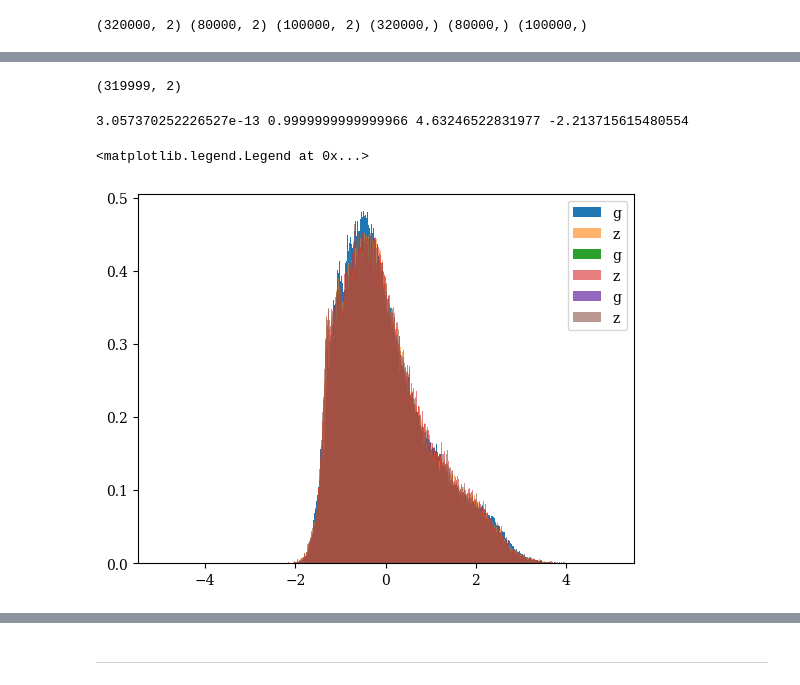
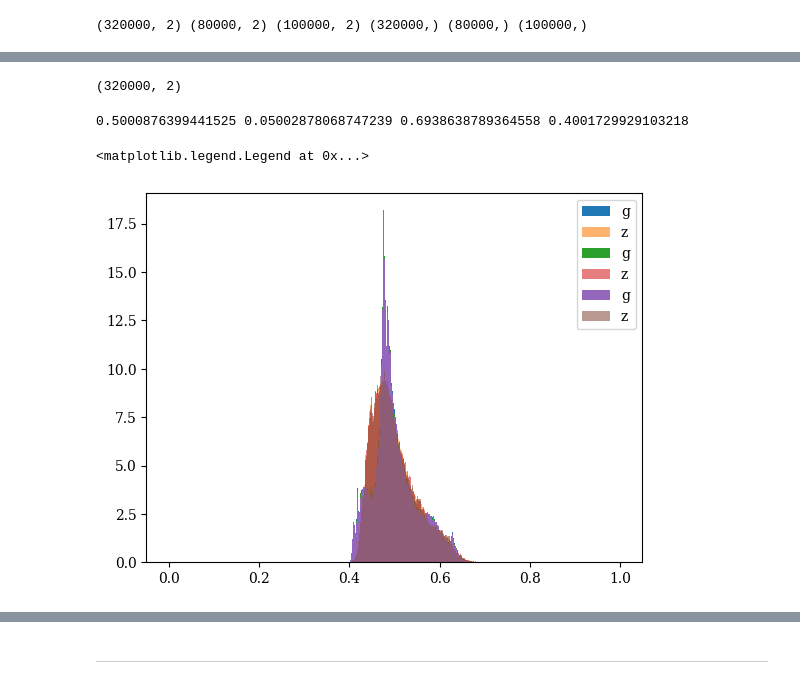
Before and after one commit to cjpdrury/evidence_networks, a Jupyter notebook: evidence_network_flux.ipynb, the cells around one changed output, grey strips where cells are left out. Drawn from its saved outputs; the diff is of its cells as text; code cells hidden in the pictures.

```diff
--- a/evidence_network_flux.ipynb
+++ b/evidence_network_flux.ipynb
@@ -91,25 +91,25 @@ f_TNG = h5py.File(path+'/TNG_master.hdf5', 'r')
 f_SIM = h5py.File(path+'/simba_master.hdf5', 'r')
 
 
-sloan_z_TNG, sloan_z_SIM, sloan_g_TNG, sloan_g_SIM = [],[],[],[]
+sloan_TNG, sloan_SIM, galex_TNG,galex_SIM = [],[],[],[]
 
 # loop through each folder. Extract all galaxies from chosen filter.
 for i in range(len(f_TNG.keys())):
-  data = np.array(f_TNG[str(i)]['intrinsic']['SLOAN']['SDSS.z'])
-  sloan_z_TNG.append(data)
   data = np.array(f_TNG[str(i)]['intrinsic']['SLOAN']['SDSS.g'])
-  sloan_g_TNG.append(data)
+  sloan_TNG.append(data)
+  data = np.array(f_TNG[str(i)]['intrinsic']['GALEX']['GALEX.FUV'])
+  galex_TNG.append(data)
 
 
 for i in range(len(f_SIM.keys())):
-  data = np.array(f_SIM[str(i)]['intrinsic']['SLOAN']['SDSS.z'])
-  sloan_z_SIM.append(data)
   data = np.array(f_SIM[str(i)]['intrinsic']['SLOAN']['SDSS.g'])
-  sloan_g_SIM.append(data)
+  sloan_SIM.append(data)
+  data = np.array(f_SIM[str(i)]['intrinsic']['GALEX']['GALEX.FUV'])
+  galex_SIM.append(data)
 
 
-flux_TNG = np.stack((np.concatenate(sloan_z_TNG).ravel(), np.concatenate(sloan_g_TNG).ravel()), axis=1)
-flux_SIM = np.stack((np.concatenate(sloan_z_SIM).ravel(), np.concatenate(sloan_g_SIM).ravel()), axis=1)
+flux_TNG = np.stack((np.concatenate(sloan_TNG).ravel(), np.concatenate(galex_TNG).ravel()), axis=1)
+flux_SIM = np.stack((np.concatenate(sloan_SIM).ravel(), np.concatenate(galex_SIM).ravel()), axis=1)
 
 np.save(path+'/flux_TNG.npy',flux_TNG)
 np.save(path+'/flux_SIMBA.npy',flux_SIM)
@@ -206,7 +207,7 @@ plt.hist(np.log(x_train[:,1]),bins=200, density=True, alpha=0.6)
 # %%
 x_train[:,:2].shape
 # %% [output]
-(319999, 2)
+(320000, 2)
 # %%
 # normalise each set of data.
 
@@ -214,7 +215,7 @@ x_train_scaled = np.copy(x_train)
 x_train_scaled[:,:2] = np.log(x_train_scaled[:,:2])
 scaler = StandardScaler()
 scaler.fit(x_train_scaled)
-x_train_scaled = scaler.transform(x_train_scaled)
+x_train_scaled = scaler.transform(x_train_scaled)/20.+0.5
 
 def data_scaler(data):
     """
@@ -222,32 +223,32 @@ def data_scaler(data):
     """
 
     data_scaled = np.copy(data)
-    data_scaled[:,0] = np.log(data[:,0])
-    data_scaled = scaler.transform(data_scaled)
+    data_scaled[:,:2] = np.log(data[:,:2])
+    data_scaled = scaler.transform(data_scaled)/20.+0.5
 
     return data_scaled
 
 x_test_scaled = data_scaler(x_test)
 x_val_scaled = data_scaler(x_val)
 # %%
-print(np.mean(x_train_scaled[:,1]), np.std(x_train_scaled[:,1]), np.max(x_train_scaled[:,1]), np.min(x_train_scaled[:,1]))
+print(np.mean(x_test_scaled[:,1]), np.std(x_test_scaled[:,1]), np.max(x_test_scaled[:,1]), np.min(x_test_scaled[:,1]))
 # %% [output]
-3.057370252226527e-13 0.9999999999999966 4.63246522831977 -2.213715615480554
+0.5000876399441525 0.05002878068747239 0.6938638789364558 0.4001729929103218
 # %%
 # check distributions match
-_ = plt.hist(x_train_scaled[:,1],bins=np.linspace(-5,5,512),density=True, label='g')
-_ = plt.hist(x_train_scaled[:,0],bins=np.linspace(-5,5,512),alpha=0.6,density=True, label='z')
+_ = plt.hist(x_train_scaled[:,1],bins=np.linspace(-0,1,512),density=True, label='g')
+_ = plt.hist(x_train_scaled[:,0],bins=np.linspace(-0,1,512),alpha=0.6,density=True, label='z')
 
-_ = plt.hist(x_val_scaled[:,1],bins=np.linspace(-5,5,512),density=True, label='g')
-_ = plt.hist(x_val_scaled[:,0],bins=np.linspace(-5,5,512),alpha=0.6,density=True, label='z')
+_ = plt.hist(x_val_scaled[:,1],bins=np.linspace(-0,1,512),density=True, label='g')
+_ = plt.hist(x_val_scaled[:,0],bins=np.linspace(-0,1,512),alpha=0.6,density=True, label='z')
 
-_ = plt.hist(x_test_scaled[:,1],bins=np.linspace(-5,5,512),density=True, label='g')
-_ = plt.hist(x_test_scaled[:,0],bins=np.linspace(-5,5,512),alpha=0.6,density=True, label='z')
+_ = plt.hist(x_test_scaled[:,1],bins=np.linspace(-0,1,512),density=True, label='g')
+_ = plt.hist(x_test_scaled[:,0],bins=np.linspace(-0,1,512),alpha=0.6,density=True, label='z')
 
 plt.legend()
 # %% [output]
 <matplotlib.legend.Legend at 0x...>
-[figure, old version]
+[figure, new version]
 # %%
 # check the fraction of each model is the same in each set
 print(np.mean(y_train), np.mean(y_val),np.mean(y_test) )
```
Also changed, not shown: parts of 31 cells of this notebook.
